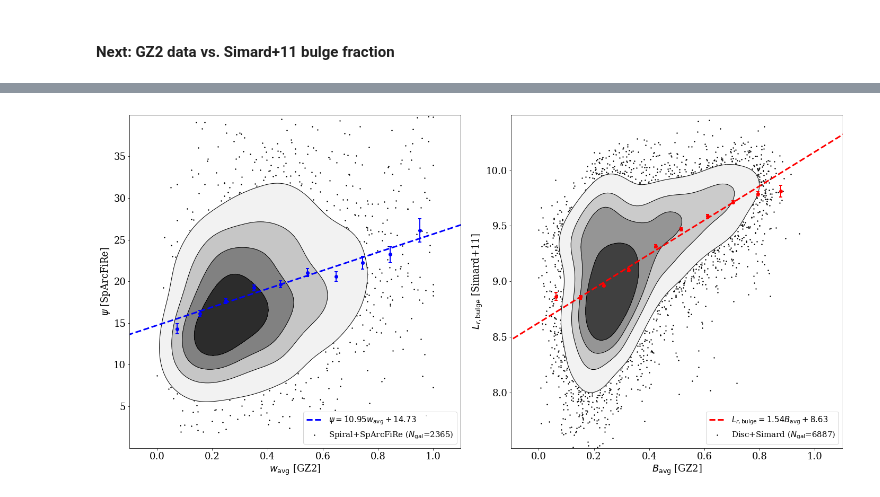
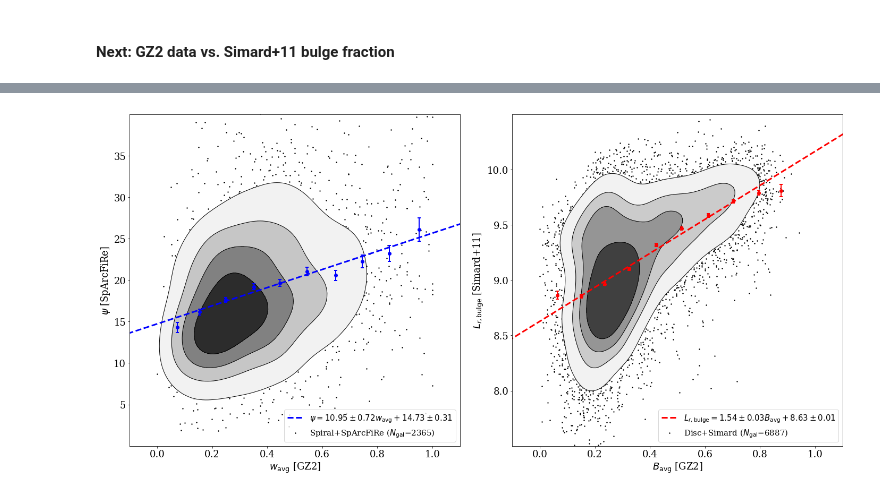
Before and after one commit to RossHart/Hubble_sequence, a Jupyter notebook: gz2_vs_data.ipynb, the cells around one changed output, grey strips where cells are left out. Saved outputs shown, nothing was run; the diff lists cells and outputs as text; code cells hidden in the pictures.

```diff
--- a/gz2_vs_data.ipynb
+++ b/gz2_vs_data.ipynb
@@ -21,0 +26,9 @@ gz2_data = Table.read('fits/full_sample_debiased_w_low_z_mod.fits')
+# %%
+from combining_catalogues import match_ids, make_matched_catalogue
+
+simard_data = Table.read('../fits/simard11.fits')
+ids_ = match_ids(gz2_data,simard_data,'dr7objid','objID')
+simard_matched = make_matched_catalogue(gz2_data,simard_data,ids_)
+simard_matched['dr7objid'] = gz2_data['dr7objid']
+
+simard_matched.write('../fits/simard_matched.fits',overwrite=True)
@@ -252,47 +261,22 @@ y=1.54x + 8.63
-# %%
-def fit_plotter(ax,x,y,xlabel='x',ylabel='y',sample_label='sample',ylims=(0,40),
-                shortlabels='xy',color='b'):
-    plt.sca(ax)
-    _ = ax.set_xlabel(xlabel)
-    _ = ax.set_ylabel(ylabel)
-    _ = ax.set_xlim(-0.1,1.1)
-    _ = ax.set_ylim(ylims)
-
-    scatter_label = '{} ($N_\mathrm{{gal}}$={})'.format(sample_label,len(x))
-    _ = ax.scatter(x,y,color='k',s=2,rasterized=True,zorder=0,
-                label=scatter_label)
-    _ = kde_contour(x,y,fill=True,zorder=1)
-    xy = x_vs_y(x,y)
-    xy = xy.continuous_vs_continuous_binned_mean()
-    xy.error_plot(ax,style='errorbar',fmt='o',lw=2,color=color,capthick=2,zorder=3,capsize=3)
-
-    x_guide = np.linspace(-1,2,100)
-    p_fit, _ = curve_fit(linear,x,y)
-    line_label = '${}={}{} + {}$'.format(shortlabels[0],np.round(p_fit[0],decimals=2),
-                                         shortlabels[1],np.round(p_fit[1],decimals=2))
-    _ = ax.plot(x_guide,linear(x_guide,*p_fit),
-                color=color,lw=3,linestyle='dashed',zorder=2,
-                label=line_label)
-
-    _ = ax.legend(fontsize=15,loc='lower right')
-    return None
 # %%
 fig, axarr = plt.subplots(1,2,figsize=(20,10))
+
+spread = False # Do we want to plot standard deviation (spread=True) or error (spread=False)
 
 ax = axarr[0]
 x = w_avg[spiral_sparcfire]
 y = psi[spiral_sparcfire]
 fit_plotter(ax,x,y,'$w_\mathrm{avg}$ [GZ2]','$\psi$ [SpArcFiRe]','Spiral+SpArcFiRe',(0,40),
-            ('\psi','w_\mathrm{{avg}}'),color='b')
+            ('\psi','w_\mathrm{{avg}}'),color='b',spread=spread)
 
 ax = axarr[1]
 x = B_avg[disc_simard]
 y = L_bulge[disc_simard]
 fit_plotter(ax,x,y,'$B_\mathrm{avg}$ [GZ2]','$L_{r,\mathrm{bulge}}$ [Simard+11]','Disc+Simard',(7.5,10.5),
-           ('L_{r,\mathrm{{bulge}}}','B_\mathrm{{avg}}'),color='r')
+           ('L_{r,\mathrm{{bulge}}}','B_\mathrm{{avg}}'),color='r',spread=spread)
 
 fig.tight_layout()
 
-fig.savefig('figures/gz2_vs_psi_and_bulge.pdf')
+fig.savefig('figures/gz2_vs_psi_and_bulge_error.pdf')
 # %% [output]
-[figure, old version]
+[figure, new version]
```
Also changed, not shown: parts of 13 cells of this notebook.
